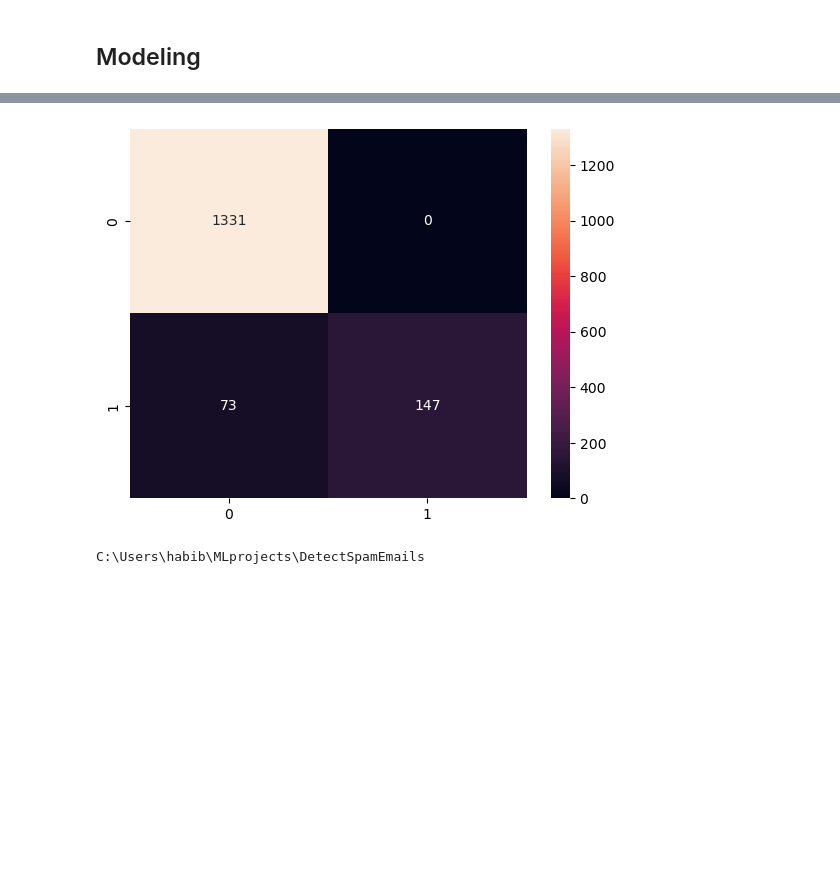
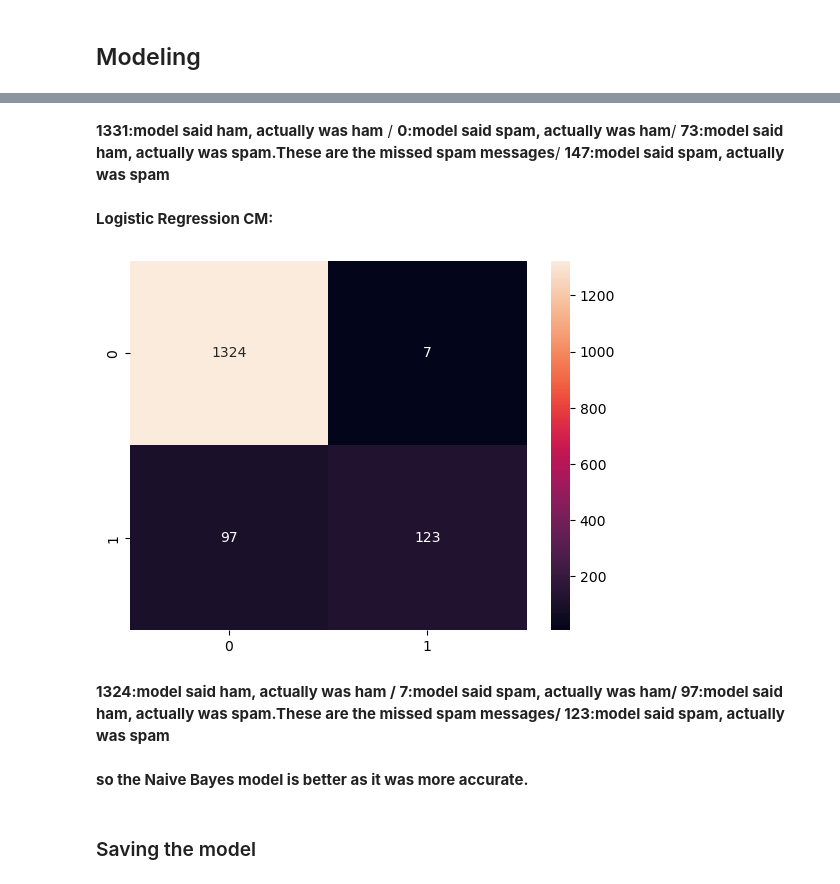
Before and after one commit to habibaelsaid/spam-detector, a Jupyter notebook: SpamDetector.ipynb, the cells around one changed output, grey strips where cells are left out. Saved outputs shown, nothing was run; the diff lists cells and outputs as text; code cells hidden in the pictures; blank space fills up the shorter version.

Commit message:
spam detector project

```diff
--- a/SpamDetector.ipynb
+++ b/SpamDetector.ipynb
@@ -11,7 +11,8 @@ import string
 # %% [markdown]
 ## Loading Dataset
 # %%
-df = pd.read_csv("spam.csv",encoding='latin-1' )
+#using latin-1 encoding to handle special characters, and to avoid unicodeerror
+df = pd.read_csv(r"C:\MLprojs\DetectSpamEmails\spam.csv", encoding='latin-1')
 # %%
 df
 # %% [output]
@@ -272,0 +360,7 @@ weighted avg       0.96      0.95      0.95      1551
+# %%
+model = LogisticRegression()
+model.fit(X_train, y_train)
+y_pred_lr = model.predict(X_test)
+print("LG Accuracy:", accuracy_score(y_test, y_pred_lr))
+print("Classification Report:\n", classification_report(y_test, y_pred_lr))
+print("Confusion Matrix:\n", confusion_matrix(y_test, y_pred_lr))
@@ -273,9 +399,14 @@ weighted avg       0.96      0.95      0.95      1551
+# %% [markdown]
+**1331:model said ham, actually was ham** /
+**0:model said spam, actually was ham**/
+**73:model said ham, actually was spam.These are the missed spam messages**/
+**147:model said spam, actually was spam**
+# %% [markdown]
+**Logistic Regression CM:**
 # %%
-cm = confusion_matrix(y_test,y_pred)
+cm = confusion_matrix(y_test,y_pred_lr)
 # %%
 sns.heatmap(cm, annot=True,fmt='d')
-plt.xlabel =('Predicted')
-plt.ylabel =('Actual')
 plt.show()
 # %% [output]
-[figure, old version]
+[figure, new version]
@@ -290,5 +413,6 @@ with open('vectorizer.pkl', 'wb') as f:
-# %%
-import os
-print(os.getcwd())
-# %% [output]
-C:\Users\habib\MLprojects\DetectSpamEmails
+# %% [markdown]
+**1324:model said ham, actually was ham / 7:model said spam, actually was ham/ 97:model said ham, actually was spam.These are the missed spam messages/ 123:model said spam, actually was spam**
+# %% [markdown]
+**so the Naive Bayes model is better as it was more accurate.**
+# %% [markdown]
+### Saving the model
```
Also changed, not shown: parts of 53 cells of this notebook, 6 other files.
